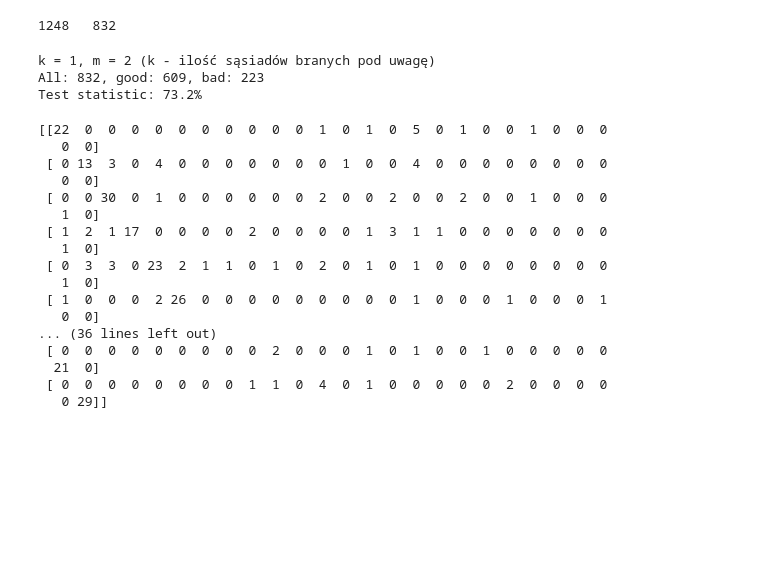
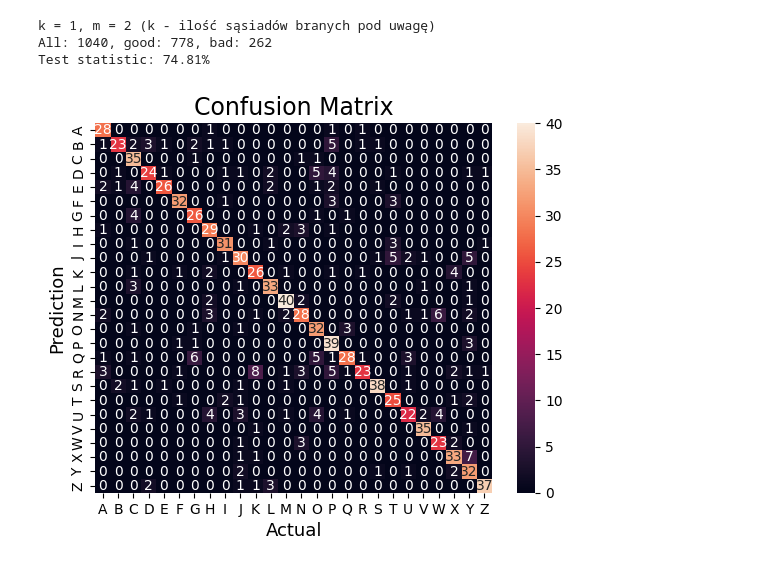
Before and after one commit to wybielak/Letter-Recognition, a Jupyter notebook: test_knn_my.ipynb, the cells around one changed output. Cells and saved outputs as stored; diff of their text form; code cells hidden in the pictures; blank space fills up the shorter version.

Commit message:
confusion matrix

```diff
--- a/test_knn_my.ipynb
+++ b/test_knn_my.ipynb
@@ -21,7 +21,7 @@ data.iloc[:,0] = data.iloc[:,0].map(label) # odniesienie do, iloc[: (wszystkie w
 row_count = data['0'].value_counts() # pobieranie liczby wierszy dla danej kategorii
 min_row_count = row_count.min()
 
-short_data = data.groupby('0').apply(lambda x: x.sample(n=80, replace=False))
+short_data = data.groupby('0').apply(lambda x: x.sample(n=100, replace=False))
 
 short_data = short_data.reset_index(drop=True) #resetowanie indeksacji dataframeu
 # %%
@@ -69,8 +69,6 @@ print(short_data.shape)
 DataProcessing.shuffling(short_data)
 # %%
 train_data, test_data = DataProcessing.train_test_split(short_data, 0.6)
-# %% [output]
-1248   832
 # %%
 def Minkowski_dist(x,y,m):
     res=0
@@ -135,7 +133,7 @@ for i in range(len(test_data)):
     result = KNN_algorithm(train_data, test_data.loc[i].to_list()[len(short_data.columns)-sum:], 1, 2) # najlepszy rezultat dla k=1, m=2
     predicted.append(result)
 
-    if result == test_data.loc[i].to_list()[:len(short_data.columns)-sum][0]:
+    if result == test_data.loc[i].to_list()[:1][0]:
         good += 1
     else:
         bad += 1
@@ -147,26 +145,18 @@ print(f"All: {all}, good: {good}, bad: {bad}")
 print(f"Test statistic: {round(good/all*100,2)}%")
 # %% [output]
 k = 1, m = 2 (k - ilość sąsiadów branych pod uwagę)
-All: 832, good: 609, bad: 223
-Test statistic: 73.2%
+All: 1040, good: 778, bad: 262
+Test statistic: 74.81%
-# %%
-confusion_matrix = metrics.confusion_matrix(actual, predicted)
-print(confusion_matrix)
-# %% [output]
-[[22  0  0  0  0  0  0  0  0  0  0  1  0  1  0  5  0  1  0  0  1  0  0  0
-   0  0]
- [ 0 13  3  0  4  0  0  0  0  0  0  0  1  0  0  4  0  0  0  0  0  0  0  0
-   0  0]
- [ 0  0 30  0  1  0  0  0  0  0  0  2  0  0  2  0  0  2  0  0  1  0  0  0
-   1  0]
- [ 1  2  1 17  0  0  0  0  2  0  0  0  0  1  3  1  1  0  0  0  0  0  0  0
-   1  0]
- [ 0  3  3  0 23  2  1  1  0  1  0  2  0  1  0  1  0  0  0  0  0  0  0  0
-   1  0]
- [ 1  0  0  0  2 26  0  0  0  0  0  0  0  0  0  1  0  0  0  1  0  0  0  1
-   0  0]
-... (36 lines left out)
- [ 0  0  0  0  0  0  0  0  0  2  0  0  0  1  0  1  0  0  1  0  0  0  0  0
-  21  0]
- [ 0  0  0  0  0  0  0  0  1  1  0  4  0  1  0  0  0  0  0  2  0  0  0  0
-   0 29]]
+# %%
+cm = metrics.confusion_matrix(actual, predicted)
+seaborn.heatmap(cm,
+            annot=True,
+            fmt='g',
+            xticklabels=['A', 'B', 'C', 'D', 'E', 'F', 'G', 'H', 'I', 'J', 'K', 'L', 'M', 'N', 'O', 'P', 'Q', 'R', 'S', 'T', 'U', 'V', 'W', 'X', 'Y', 'Z'],
+            yticklabels=['A', 'B', 'C', 'D', 'E', 'F', 'G', 'H', 'I', 'J', 'K', 'L', 'M', 'N', 'O', 'P', 'Q', 'R', 'S', 'T', 'U', 'V', 'W', 'X', 'Y', 'Z'])
+plt.ylabel('Prediction',fontsize=13)
+plt.xlabel('Actual',fontsize=13)
+plt.title('Confusion Matrix',fontsize=17)
+plt.show()
+# %% [output]
+[figure, added]
```
Also changed, not shown: parts of 1 cell of this notebook, 1 other file.
